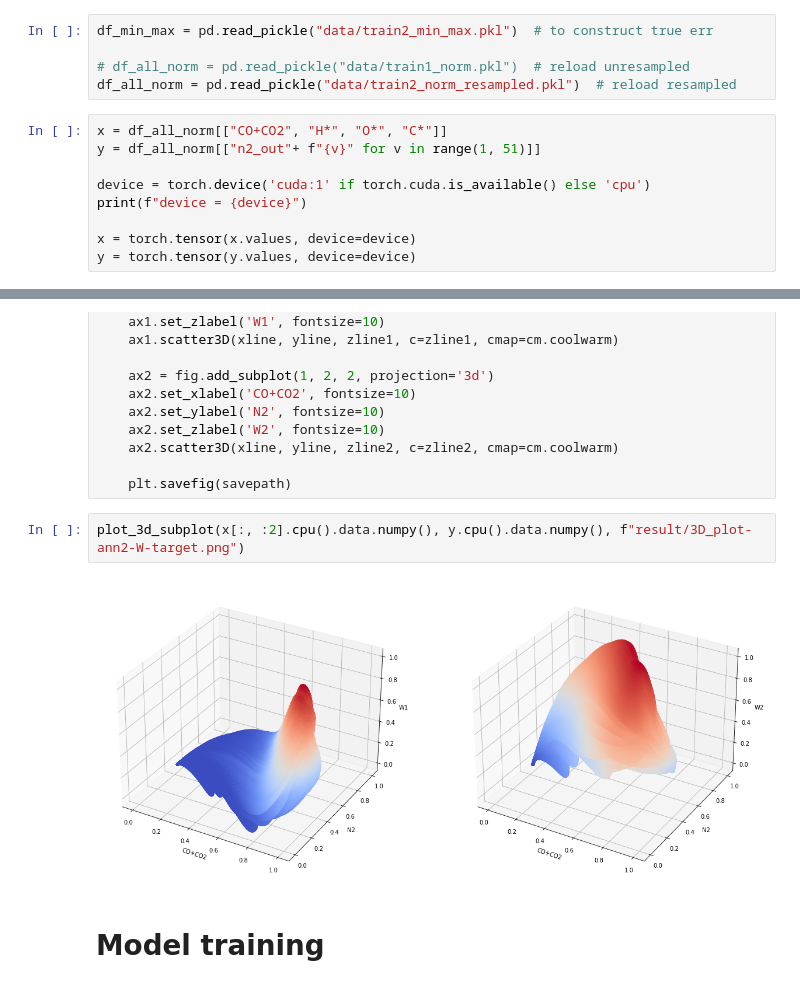
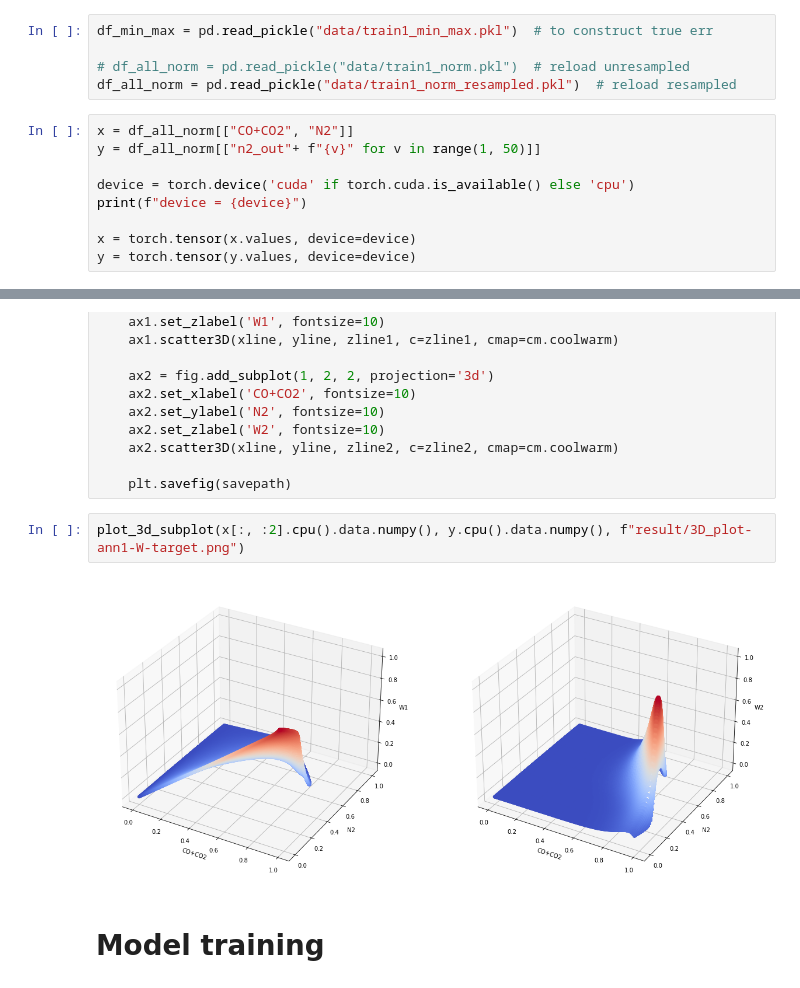
Before and after one commit to charlesxu90/flame_ann, a Jupyter notebook: flame_ann2_W.ipynb, the cells around one changed output, grey strips where cells are left out. Drawn from its saved outputs; the diff is of its cells as text.

```diff
--- a/flame_ann2_W.ipynb
+++ b/flame_ann2_W.ipynb
@@ -5,15 +5,15 @@ import pandas as pd
 import torch
 from torch.autograd import Variable
 # %%
-df_min_max = pd.read_pickle("data/train2_min_max.pkl")  # to construct true err
+df_min_max = pd.read_pickle("data/train1_min_max.pkl")  # to construct true err
 
 # df_all_norm = pd.read_pickle("data/train1_norm.pkl")  # reload unresampled
-df_all_norm = pd.read_pickle("data/train2_norm_resampled.pkl")  # reload resampled
+df_all_norm = pd.read_pickle("data/train1_norm_resampled.pkl")  # reload resampled
 # %%
-x = df_all_norm[["CO+CO2", "H*", "O*", "C*"]]
-y = df_all_norm[["n2_out"+ f"{v}" for v in range(1, 51)]]
+x = df_all_norm[["CO+CO2", "N2"]]
+y = df_all_norm[["n2_out"+ f"{v}" for v in range(1, 50)]]
 
-device = torch.device('cuda:1' if torch.cuda.is_available() else 'cpu')
+device = torch.device('cuda' if torch.cuda.is_available() else 'cpu')
 print(f"device = {device}")
 
 x = torch.tensor(x.values, device=device)
@@ -52,9 +52,9 @@ def plot_3d_subplot(x, y, savepath):
 
     plt.savefig(savepath)
 # %%
-plot_3d_subplot(x[:, :2].cpu().data.numpy(), y.cpu().data.numpy(), f"result/3D_plot-ann2-W-target.png")
+plot_3d_subplot(x[:, :2].cpu().data.numpy(), y.cpu().data.numpy(), f"result/3D_plot-ann1-W-target.png")
 # %% [output]
-[figure, old version]
+[figure, new version]
 # %% [markdown]
 # Model training
 # %%
```
Also changed, not shown: parts of 9 cells of this notebook, 7 other files.
